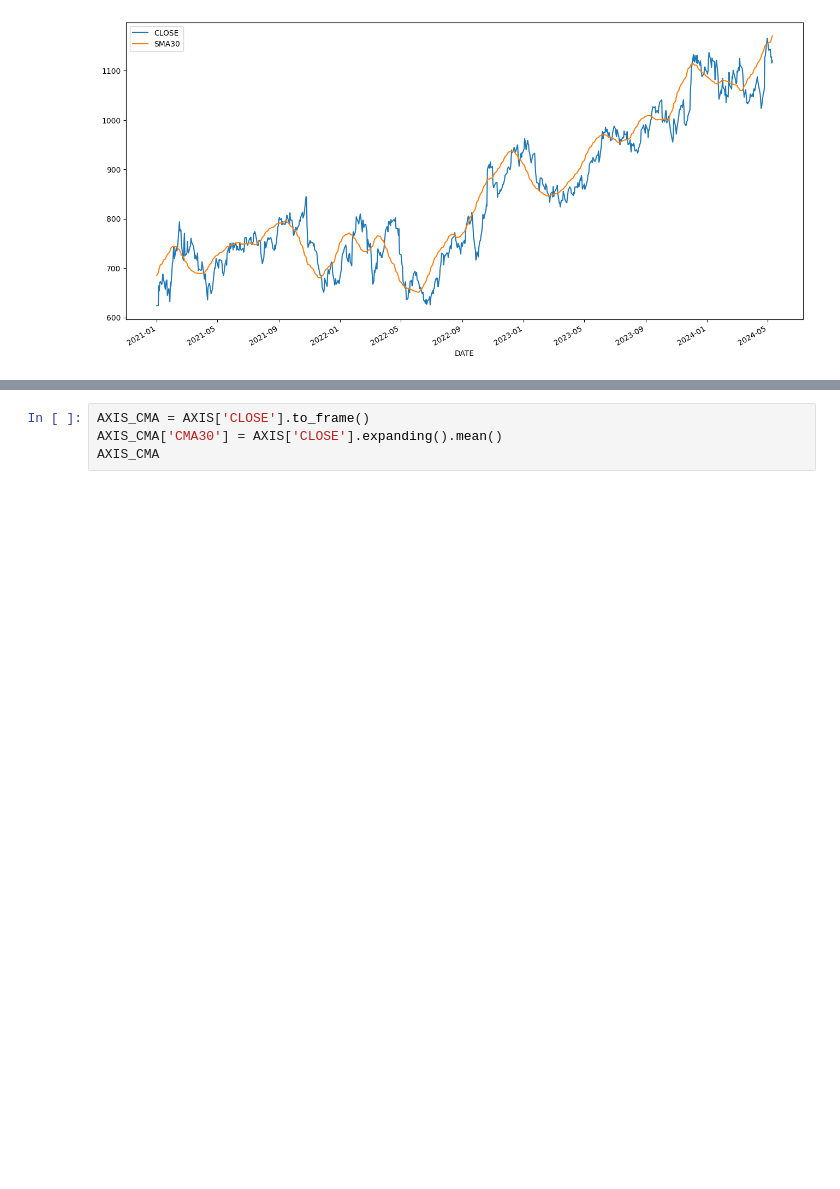
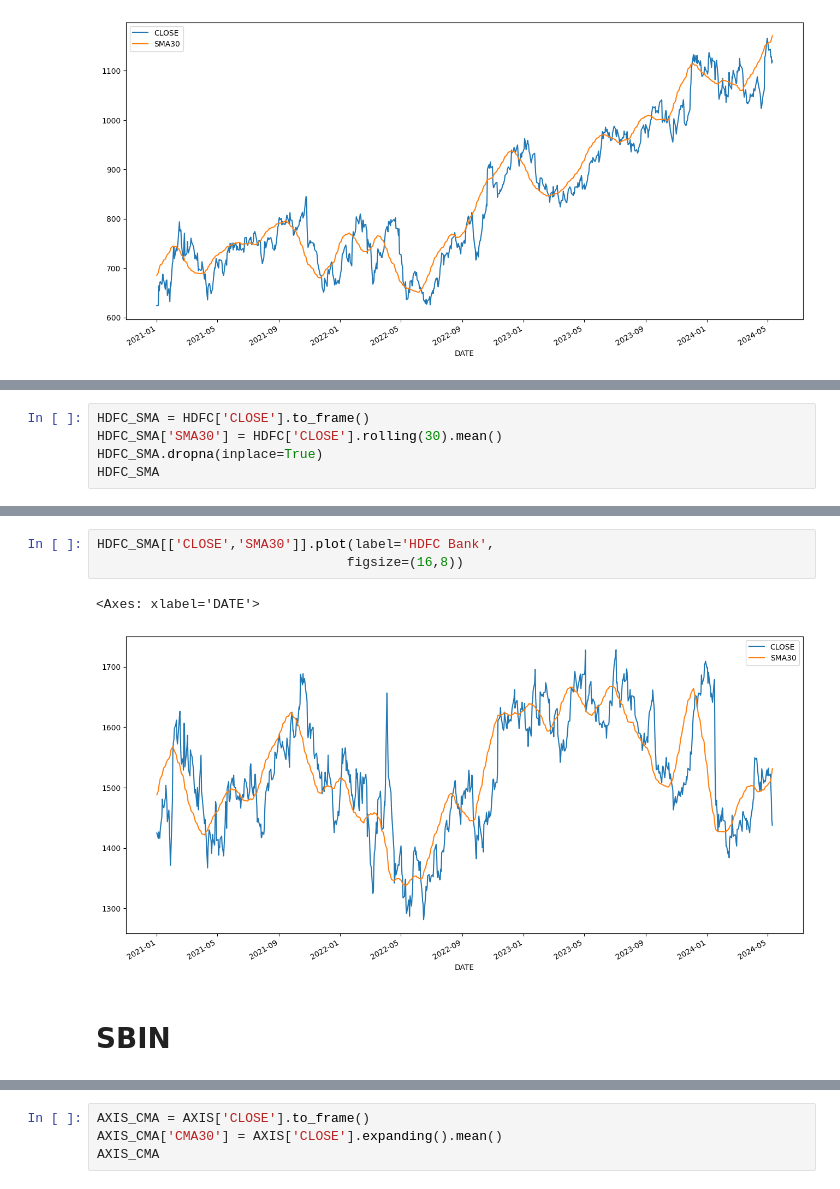
Before and after one commit to Ariyamandebnath/Stock-ipy, a Jupyter notebook: analysis/EDA.ipynb, the cells around one changed output, grey strips where cells are left out. Drawn from its saved outputs; the diff is of its cells as text; blank space fills up the shorter version.

```diff
--- a/analysis/EDA.ipynb
+++ b/analysis/EDA.ipynb
@@ -355,0 +360,5 @@ AXIS_SMA[['CLOSE','SMA30']].plot(label='Axis Bank',
+# %%
+HDFC_SMA = HDFC['CLOSE'].to_frame()
+HDFC_SMA['SMA30'] = HDFC['CLOSE'].rolling(30).mean()
+HDFC_SMA.dropna(inplace=True)
+HDFC_SMA
@@ -355,0 +380,8 @@ AXIS_SMA[['CLOSE','SMA30']].plot(label='Axis Bank',
+# %%
+HDFC_SMA[['CLOSE','SMA30']].plot(label='HDFC Bank',
+                                figsize=(16,8))
+# %% [output]
+<Axes: xlabel='DATE'>
+[figure, added]
+# %% [markdown]
+# SBIN
```
Also changed, not shown: parts of 16 cells of this notebook.
